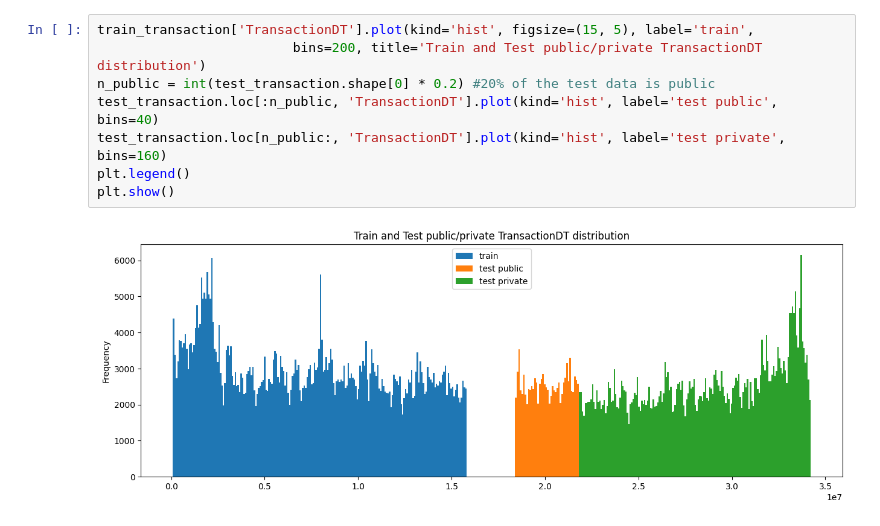
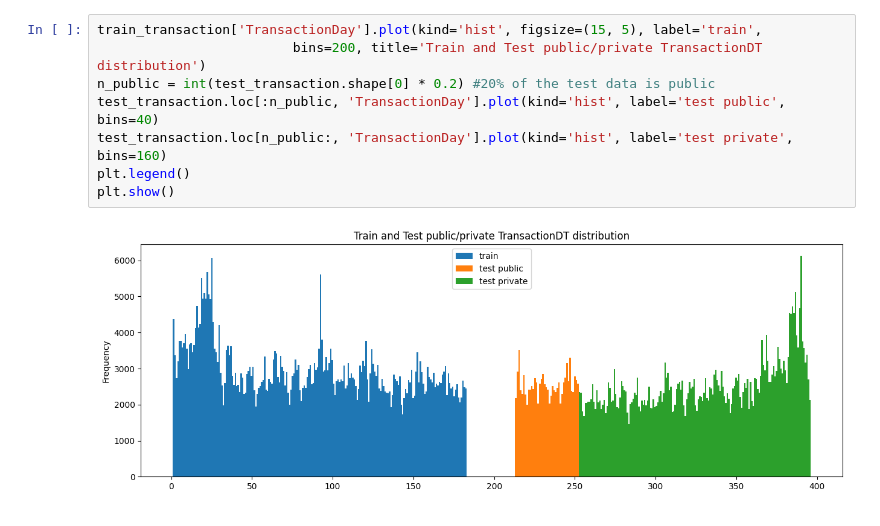
Before and after one commit to tranthikyphuong/IEEE-CIS-Fraud-Detection-Project, a Jupyter notebook: ieee-cis-fraud-detection.ipynb, the cells around one changed output. Drawn from its saved outputs; the diff is of its cells as text.

```diff
--- a/ieee-cis-fraud-detection.ipynb
+++ b/ieee-cis-fraud-detection.ipynb
@@ -61,10 +84,10 @@ summary.T
 # %%
-train_transaction['TransactionDT'].plot(kind='hist', figsize=(15, 5), label='train',
+train_transaction['TransactionDay'].plot(kind='hist', figsize=(15, 5), label='train',
                          bins=200, title='Train and Test public/private TransactionDT distribution')
 n_public = int(test_transaction.shape[0] * 0.2) #20% of the test data is public
-test_transaction.loc[:n_public, 'TransactionDT'].plot(kind='hist', label='test public', bins=40)
-test_transaction.loc[n_public:, 'TransactionDT'].plot(kind='hist', label='test private', bins=160)
+test_transaction.loc[:n_public, 'TransactionDay'].plot(kind='hist', label='test public', bins=40)
+test_transaction.loc[n_public:, 'TransactionDay'].plot(kind='hist', label='test private', bins=160)
 plt.legend()
 plt.show()
 # %% [output]
-[figure, old version]
+[figure, new version]
```
Also changed, not shown: parts of 3 cells of this notebook.
